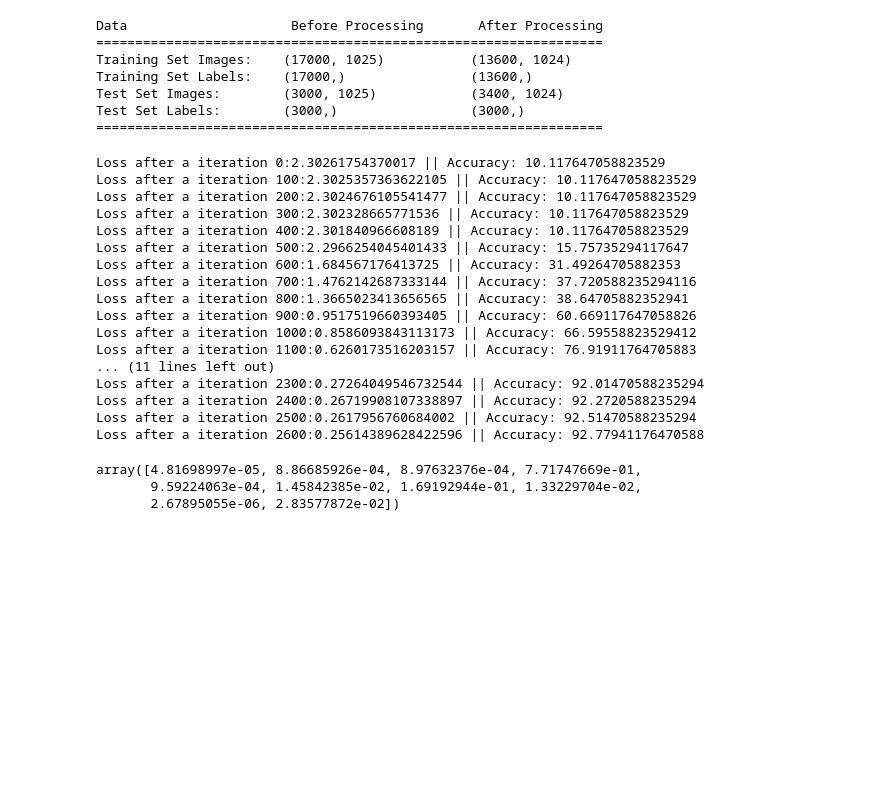
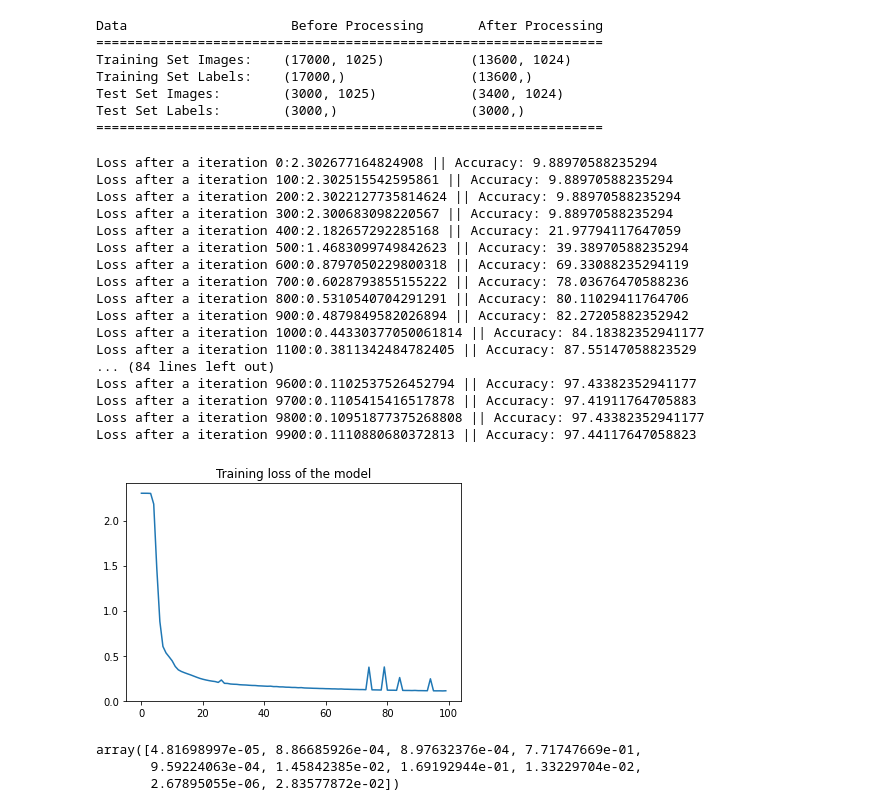
Before and after one commit to aashishpokharel/Final-Year-Project, a Jupyter notebook: ClassBasedDigitClassifier.ipynb, the cells around one changed output. Cells and saved outputs as stored; diff of their text form; code cells hidden in the pictures; blank space fills up the shorter version.

Commit message:
Final Model added

```diff
--- a/ClassBasedDigitClassifier.ipynb
+++ b/ClassBasedDigitClassifier.ipynb
@@ -320,27 +321,28 @@ class Classifier:
         output3     = self.forward(output2_act, self.weights3, self.biases3)
         output3_act = self.Softmax(output3)
         prediction, prediction_prob = np.argmax(output3_act, axis=1), np.max(output3_act, axis=1)
-        return prediction, prediction_prob
+        return prediction, output3_act
 # %%
-model  = Classifier(1024, [32,16, 10])
+model  = Classifier(1024, [32,32, 10])
 model.forward_pass(X_train)
 loss = model.compute_loss_with_l2(model.output3_act, y_train)
-model.backward_pass_with_l2(y_train, iteration = 3000)
+model.backward_pass_with_l2(y_train)
 # %% [output]
-Loss after a iteration 0:2.30261754370017 || Accuracy: 10.117647058823529
-Loss after a iteration 100:2.3025357363622105 || Accuracy: 10.117647058823529
-Loss after a iteration 200:2.3024676105541477 || Accuracy: 10.117647058823529
-Loss after a iteration 300:2.302328665771536 || Accuracy: 10.117647058823529
-Loss after a iteration 400:2.301840966608189 || Accuracy: 10.117647058823529
-Loss after a iteration 500:2.2966254045401433 || Accuracy: 15.75735294117647
-Loss after a iteration 600:1.684567176413725 || Accuracy: 31.49264705882353
-Loss after a iteration 700:1.4762142687333144 || Accuracy: 37.720588235294116
-Loss after a iteration 800:1.3665023413656565 || Accuracy: 38.64705882352941
-Loss after a iteration 900:0.9517519660393405 || Accuracy: 60.669117647058826
-Loss after a iteration 1000:0.8586093843113173 || Accuracy: 66.59558823529412
-Loss after a iteration 1100:0.6260173516203157 || Accuracy: 76.91911764705883
-... (11 lines left out)
-Loss after a iteration 2300:0.27264049546732544 || Accuracy: 92.01470588235294
-Loss after a iteration 2400:0.26719908107338897 || Accuracy: 92.2720588235294
-Loss after a iteration 2500:0.2617956760684002 || Accuracy: 92.51470588235294
-Loss after a iteration 2600:0.25614389628422596 || Accuracy: 92.77941176470588
+Loss after a iteration 0:2.302677164824908 || Accuracy: 9.88970588235294
+Loss after a iteration 100:2.302515542595861 || Accuracy: 9.88970588235294
+Loss after a iteration 200:2.3022127735814624 || Accuracy: 9.88970588235294
+Loss after a iteration 300:2.300683098220567 || Accuracy: 9.88970588235294
+Loss after a iteration 400:2.182657292285168 || Accuracy: 21.97794117647059
+Loss after a iteration 500:1.4683099749842623 || Accuracy: 39.38970588235294
+Loss after a iteration 600:0.8797050229800318 || Accuracy: 69.33088235294119
+Loss after a iteration 700:0.6028793855155222 || Accuracy: 78.03676470588236
+Loss after a iteration 800:0.5310540704291291 || Accuracy: 80.11029411764706
+Loss after a iteration 900:0.4879849582026894 || Accuracy: 82.27205882352942
+Loss after a iteration 1000:0.44330377050061814 || Accuracy: 84.18382352941177
+Loss after a iteration 1100:0.3811342484782405 || Accuracy: 87.55147058823529
+... (84 lines left out)
+Loss after a iteration 9600:0.1102537526452794 || Accuracy: 97.43382352941177
+Loss after a iteration 9700:0.1105415416517878 || Accuracy: 97.41911764705883
+Loss after a iteration 9800:0.10951877375268808 || Accuracy: 97.43382352941177
+Loss after a iteration 9900:0.1110880680372813 || Accuracy: 97.44117647058823
+[figure, added]
```
Also changed, not shown: parts of 2 cells of this notebook, 1 other file.
